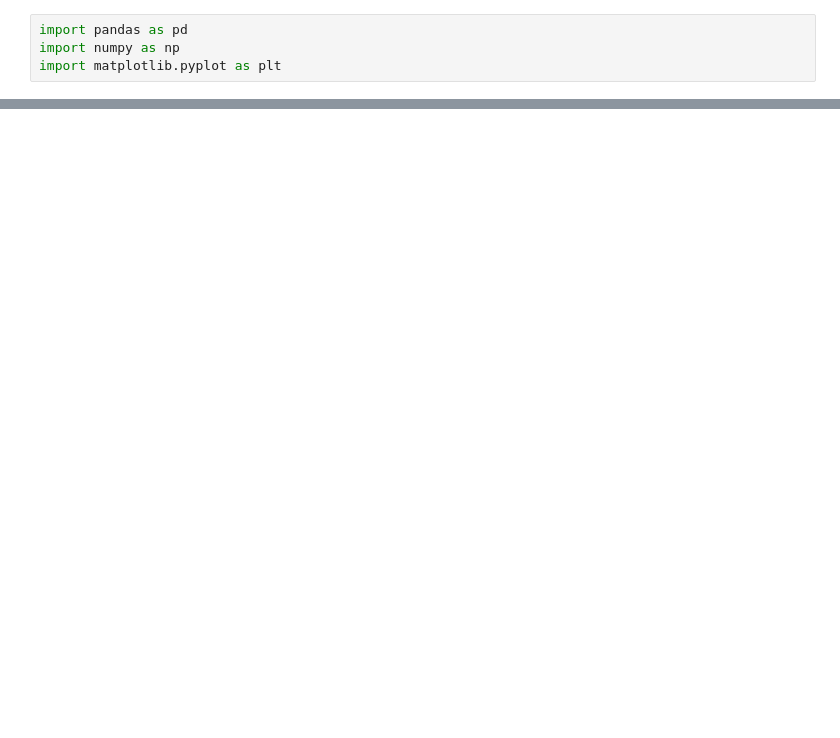
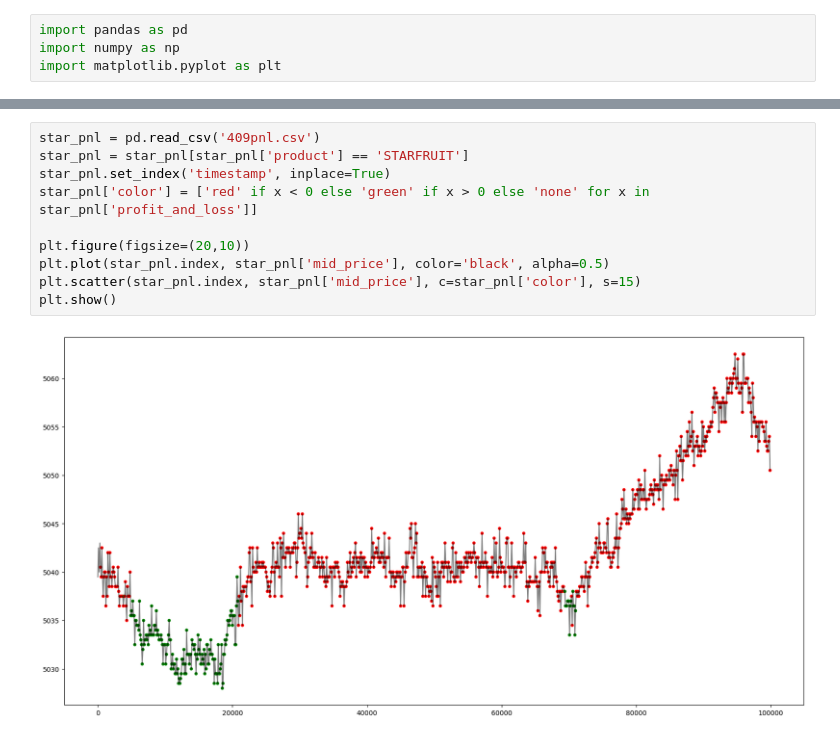
Before and after one commit to AlexMorrow239/Bonsai-IMC, a Jupyter notebook: alex/StockAnalysis.ipynb, the cells around one changed output, grey strips where cells are left out. Saved outputs shown, nothing was run; the diff lists cells and outputs as text; blank space fills up the shorter version.

```diff
--- a/alex/StockAnalysis.ipynb
+++ b/alex/StockAnalysis.ipynb
@@ -24,0 +39,12 @@ a,b,c,d,intercept = np.polyfit(star_day_one.index, star_day_one['mid_price'], 4)
+# %%
+star_pnl = pd.read_csv('409pnl.csv')
+star_pnl = star_pnl[star_pnl['product'] == 'STARFRUIT']
+star_pnl.set_index('timestamp', inplace=True)
+star_pnl['color'] = ['red' if x < 0 else 'green' if x > 0 else 'none' for x in star_pnl['profit_and_loss']]
+
+plt.figure(figsize=(20,10))
+plt.plot(star_pnl.index, star_pnl['mid_price'], color='black', alpha=0.5)
+plt.scatter(star_pnl.index, star_pnl['mid_price'], c=star_pnl['color'], s=15)
+plt.show()
+# %% [output]
+[figure, added]
```
Also changed, not shown: parts of 3 cells of this notebook, 1 other file.
